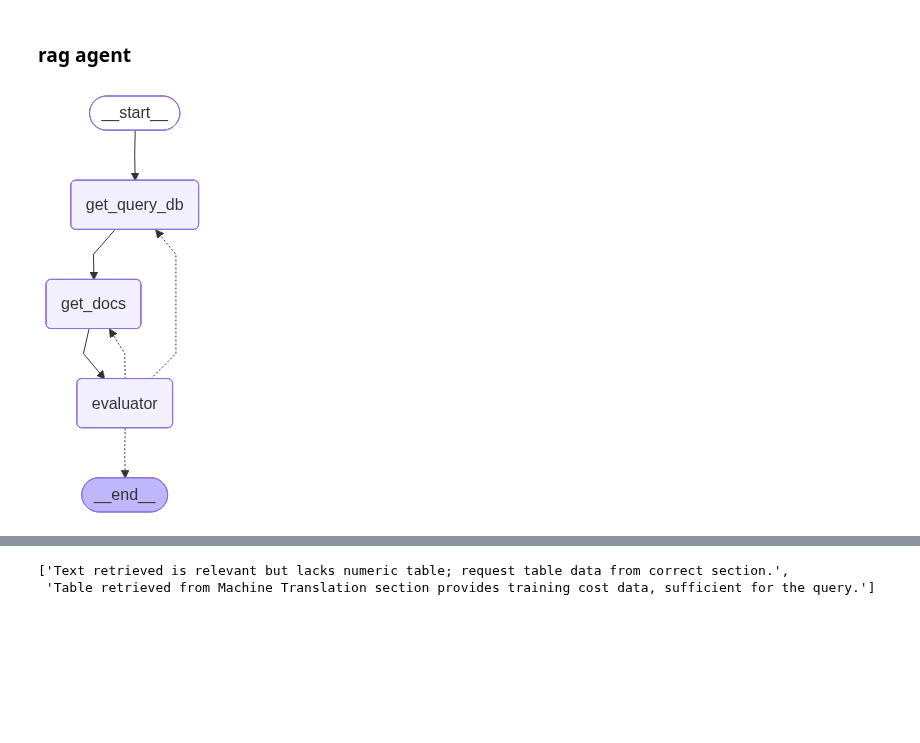
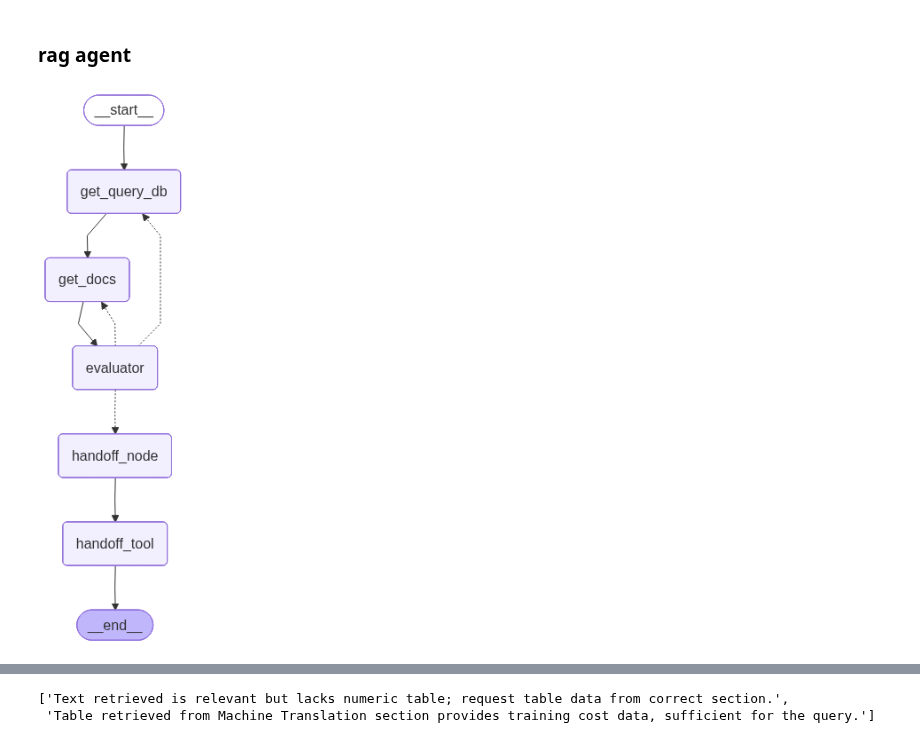
Before and after one commit to TheGEN1U5/DLventures, a Jupyter notebook: nlp/agentic/agentic_rag_ps/swarm_tut.ipynb, the cells around one changed output, grey strips where cells are left out. Cells and saved outputs as stored; diff of their text form; code cells hidden in the pictures; blank space fills up the shorter version.

Commit message:
InfoAgent follows standards. todo:- create final pipeline, create maths and code agent, TEST and document

```diff
--- a/nlp/agentic/agentic_rag_ps/swarm_tut.ipynb
+++ b/nlp/agentic/agentic_rag_ps/swarm_tut.ipynb
@@ -623,13 +668,16 @@ llm = ChatGroq(model="openai/gpt-oss-120b")
 llm_evaluator = llm.with_structured_output(EVALUATOR_SCHEMA)
 # %%
 class RagAgentState(TypedDict):
+    original_user_query: str
+    chat_history: list[dict]
+    current_agent: dict
     user_query: Annotated[list[str], add]
+    plan: list[str]
+    extracted_docs: any
     query_db: any
     sections_extracted: list[str]
-    extracted_docs: any
     latest_evaluation: dict
-    evaluator_logs: Annotated[list[str], add]
-    agent_logs: list[dict]
+    evaluator_logs: Annotated[list[any], add]
 # %%
 def get_query_db(state, config):
     docstore = config["configurable"]["docstore"]
@@ -690,16 +738,34 @@ def evaluator(state):
 
     return return_dict
 
-def decide_next_rag(state) -> Literal["get_query_db", "get_docs", END]:
+def decide_next_rag(state) -> Literal["get_query_db", "get_docs", "handoff_node"]:
     if state["latest_evaluation"]["docs_fit"] == "no":
         if state["latest_evaluation"]["reason_for_no"] == "a":
             return "get_docs"
         elif state["latest_evaluation"]["reason_for_no"] == "b":
             return "get_query_db"
         elif state["latest_evaluation"]["reason_for_no"] == "c":
-            return END
+            return "handoff_tool"
     else:
-        return END
+        return "handoff_node"
 
-def decide_next_agent_rag(state):
-    return None
+def handoff_node(state):
+    extracted_doc_summaries = []
+    for doc in state["extracted_docs"]:
+        if doc["doc_type"] == "image":
+            extracted_doc_summaries.append({"doc_type": "image", "image_summary": doc["image_summary"]})
+        elif doc["doc_type"] == "table":
+            extracted_doc_summaries.append({"doc_type": "table", "table_summary": doc["table_summary"]})
+        else:
+            extracted_doc_summaries.append({"doc_type": "text", "text_content": doc["text_data"]})
+
+    llm_handoff = llm.bind_tools([handoff_tool])
+    messages = [SystemMessage(RAGHANDOFF_PROMPT)]
+    messages.append(f"""
+    The initial plan crafted to answer the user queries: {json.dumps(state.get("plan", []), indent=4)}
+    Data of all documents that have been extracted in this retrieval run: {json.dumps(extracted_doc_summaries, indent=4)}
+    The chat history of all agent runs previous to this (if there are any): {json.dumps(state.get("chat_history", []))}
+    """)
+
+    res = llm_handoff.invoke(messages)
+    return {"evaluator_logs": [res]}
@@ -706,19 +798,22 @@ def decide_next_agent_rag(state):
 # %%
 rag_agent_builder = StateGraph(RagAgentState)
 
 rag_agent_builder.add_node("get_query_db", get_query_db)
 rag_agent_builder.add_node("get_docs", get_docs)
 rag_agent_builder.add_node("evaluator", evaluator)
+rag_agent_builder.add_node("handoff_node", handoff_node)
+rag_agent_builder.add_node("handoff_tool", ToolNode([handoff_tool], messages_key="evaluator_logs"))
 
 rag_agent_builder.add_edge(START, "get_query_db")
 rag_agent_builder.add_edge("get_query_db", "get_docs")
 rag_agent_builder.add_edge("get_docs", "evaluator")
 rag_agent_builder.add_conditional_edges("evaluator", decide_next_rag)
+rag_agent_builder.add_edge("handoff_node", "handoff_tool")
 
 rag_agent = rag_agent_builder.compile()
 display(Image(rag_agent.get_graph().draw_mermaid_png()))
 # %% [output]
-[figure, old version]
+[figure, new version]
 # %%
 docstore = Docstore("report.pdf")
 docstore.create_headings_store()
```
Also changed, not shown: parts of 12 cells of this notebook.
